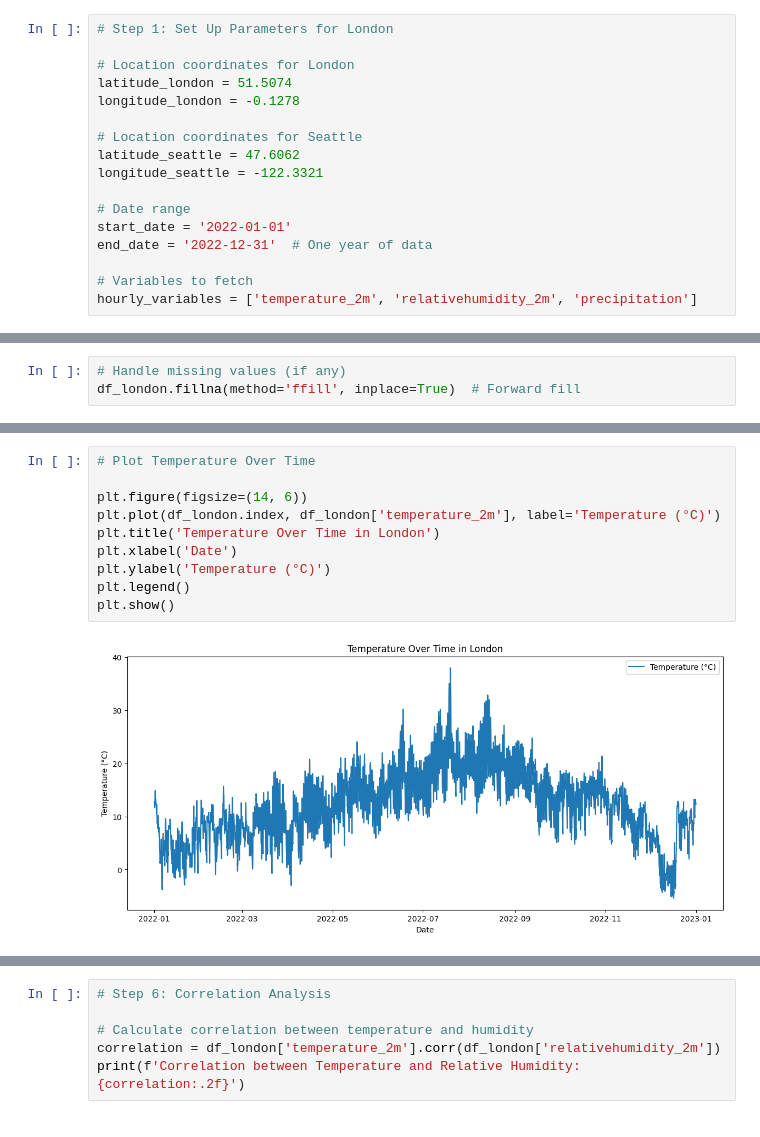
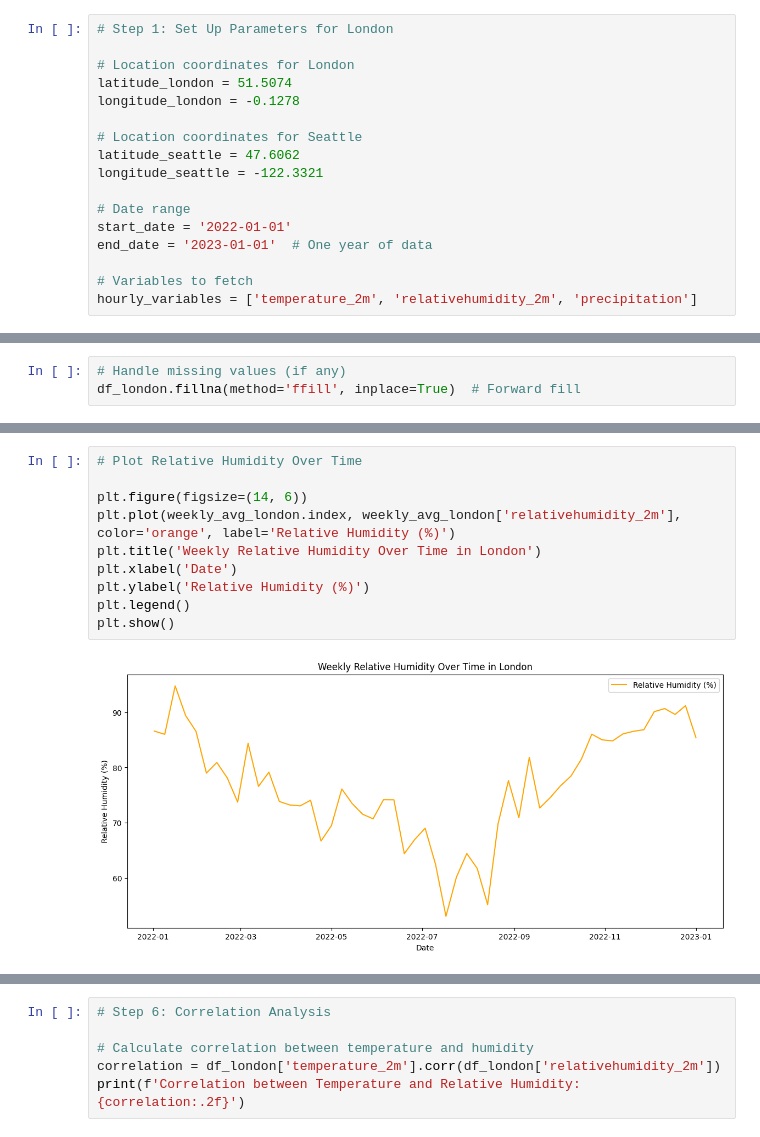
Before and after one commit to gisaf22/api-data-wrangling, a Jupyter notebook: api_data_wrangling.ipynb, the cells around one changed output, grey strips where cells are left out. Drawn from its saved outputs; the diff is of its cells as text.

```diff
--- a/api_data_wrangling.ipynb
+++ b/api_data_wrangling.ipynb
@@ -350,7 +350,7 @@ longitude_seattle = -122.3321
 
 # Date range
 start_date = '2022-01-01'
-end_date = '2022-12-31'  # One year of data
+end_date = '2023-01-01'  # One year of data
 
 # Variables to fetch
 hourly_variables = ['temperature_2m', 'relativehumidity_2m', 'precipitation']
@@ -434,12 +445,12 @@ df_london.describe()
 # %%
-# Plot Temperature Over Time
+# Plot Relative Humidity Over Time
 
 plt.figure(figsize=(14, 6))
-plt.plot(df_london.index, df_london['temperature_2m'], label='Temperature (°C)')
-plt.title('Temperature Over Time in London')
+plt.plot(weekly_avg_london.index, weekly_avg_london['relativehumidity_2m'], color='orange', label='Relative Humidity (%)')
+plt.title('Weekly Relative Humidity Over Time in London')
 plt.xlabel('Date')
-plt.ylabel('Temperature (°C)')
+plt.ylabel('Relative Humidity (%)')
 plt.legend()
 plt.show()
 # %% [output]
-[figure, old version]
+[figure, new version]
```
Also changed, not shown: parts of 10 cells of this notebook.
